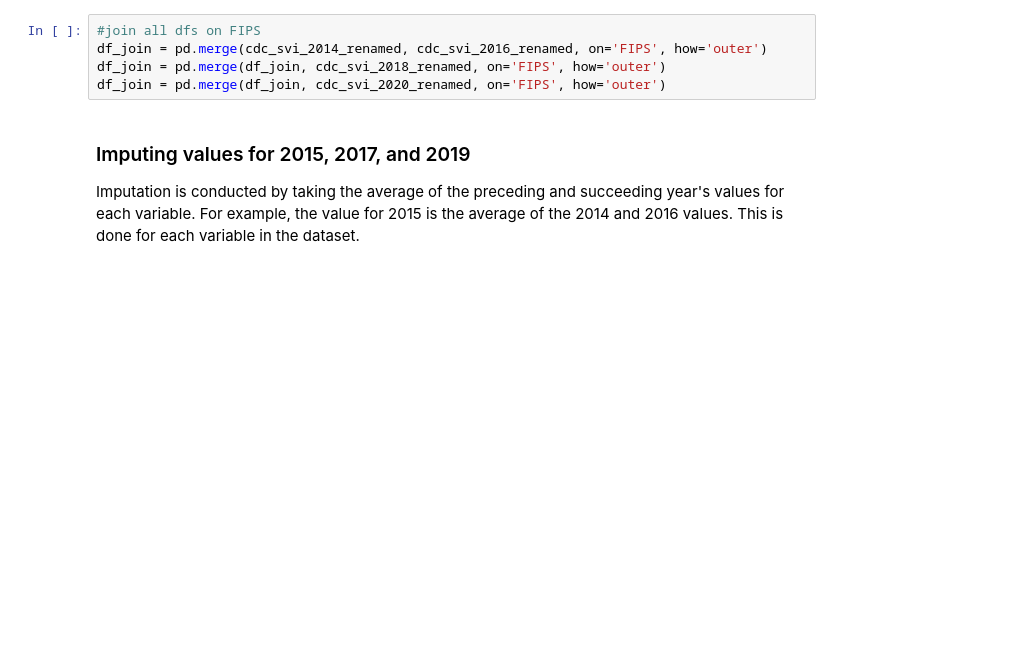
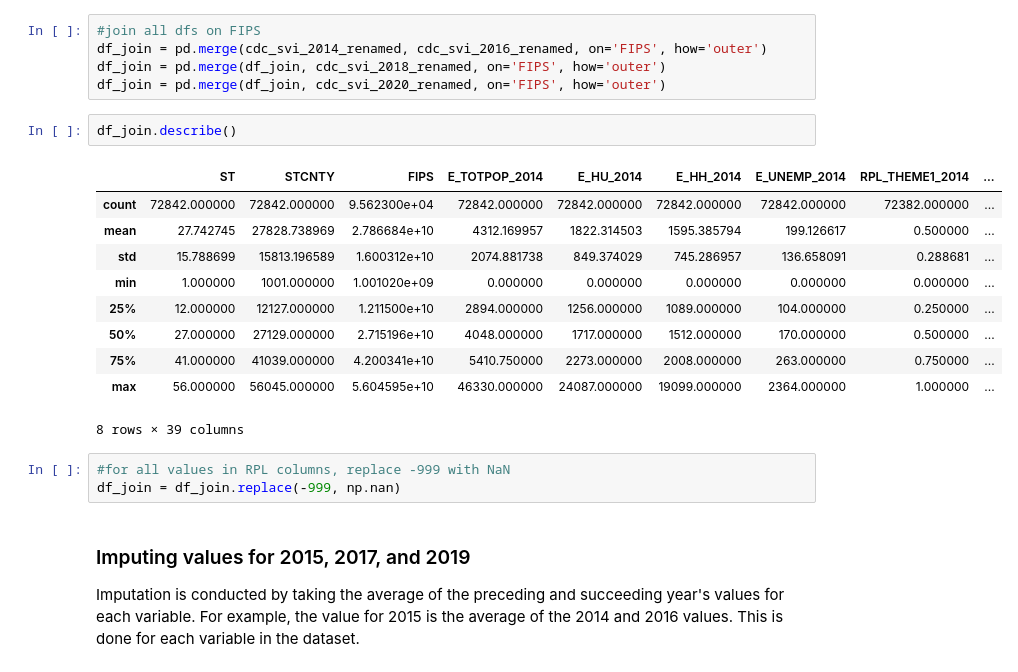
Before and after one commit to DanDryer/Team-Project---Practicum-6748, a Jupyter notebook: CDC-SVI_GOSAT-OCO2_geotag_and_join.ipynb, the cells around one changed output. Saved outputs shown, nothing was run; the diff lists cells and outputs as text; blank space fills up the shorter version.

```diff
--- a/CDC-SVI_GOSAT-OCO2_geotag_and_join.ipynb
+++ b/CDC-SVI_GOSAT-OCO2_geotag_and_join.ipynb
@@ -58,6 +59,22 @@ cdc_svi_2020_renamed.rename(columns={'FIPS_2020':'FIPS'}, inplace=True)
 df_join = pd.merge(cdc_svi_2014_renamed, cdc_svi_2016_renamed, on='FIPS', how='outer')
 df_join = pd.merge(df_join, cdc_svi_2018_renamed, on='FIPS', how='outer')
 df_join = pd.merge(df_join, cdc_svi_2020_renamed, on='FIPS', how='outer')
+# %%
+df_join.describe()
+# %% [output]
+|  | ST | STCNTY | FIPS | E_TOTPOP_2014 | E_HU_2014 | E_HH_2014 | E_UNEMP_2014 | RPL_THEME1_2014 | ... |
+| count | 72842.000000 | 72842.000000 | 9.562300e+04 | 72842.000000 | 72842.000000 | 72842.000000 | 72842.000000 | 72382.000000 | ... |
+| mean | 27.742745 | 27828.738969 | 2.786684e+10 | 4312.169957 | 1822.314503 | 1595.385794 | 199.126617 | 0.500000 | ... |
+| std | 15.788699 | 15813.196589 | 1.600312e+10 | 2074.881738 | 849.374029 | 745.286957 | 136.658091 | 0.288681 | ... |
+| min | 1.000000 | 1001.000000 | 1.001020e+09 | 0.000000 | 0.000000 | 0.000000 | 0.000000 | 0.000000 | ... |
+| 25% | 12.000000 | 12127.000000 | 1.211500e+10 | 2894.000000 | 1256.000000 | 1089.000000 | 104.000000 | 0.250000 | ... |
+| 50% | 27.000000 | 27129.000000 | 2.715196e+10 | 4048.000000 | 1717.000000 | 1512.000000 | 170.000000 | 0.500000 | ... |
+| 75% | 41.000000 | 41039.000000 | 4.200341e+10 | 5410.750000 | 2273.000000 | 2008.000000 | 263.000000 | 0.750000 | ... |
+| max | 56.000000 | 56045.000000 | 5.604595e+10 | 46330.000000 | 24087.000000 | 19099.000000 | 2364.000000 | 1.000000 | ... |
+8 rows × 39 columns
+# %%
+#for all values in RPL columns, replace -999 with NaN
+df_join = df_join.replace(-999, np.nan)
 # %% [markdown]
 ### Imputing values for 2015, 2017, and 2019
 Imputation is conducted by taking the average of the preceding and succeeding year's values for each variable. For example, the value for 2015 is the average of the 2014 and 2016 values. This is done for each variable in the dataset.
```
Also changed, not shown: parts of 6 cells of this notebook.
